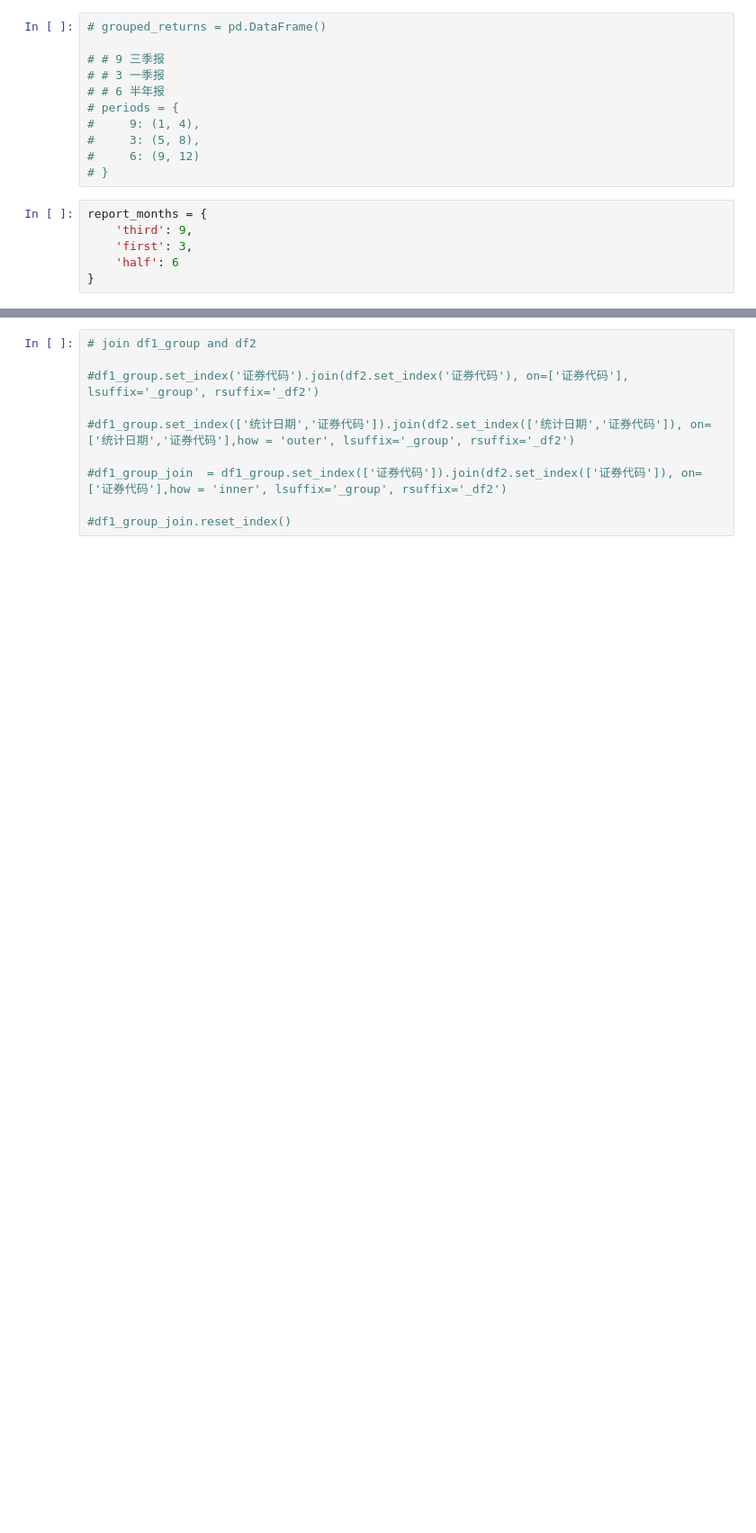
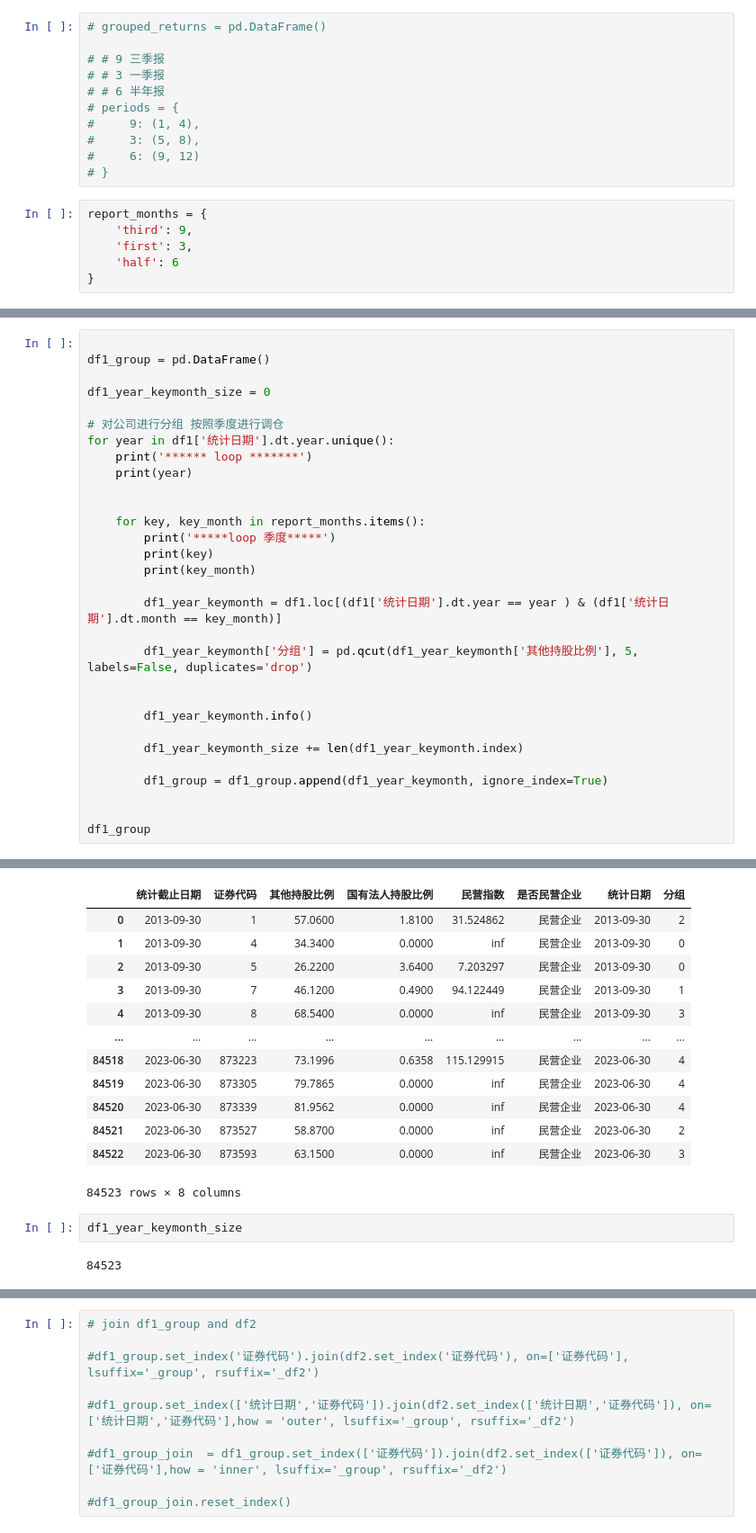
Before and after one commit to Prussia/playJupyter, a Jupyter notebook: testproj/计算加权回报率.ipynb, the cells around one changed output, grey strips where cells are left out. Shown at 90% size. Drawn from its saved outputs; the diff is of its cells as text; blank space fills up the shorter version.

```diff
--- a/testproj/计算加权回报率.ipynb
+++ b/testproj/计算加权回报率.ipynb
@@ -92,0 +167,31 @@ df1
+# %%
+
+df1_group = pd.DataFrame()
+
+df1_year_keymonth_size = 0
+
+# 对公司进行分组 按照季度进行调仓
+for year in df1['统计日期'].dt.year.unique():
+    print('****** loop *******')
+    print(year)
+
+
+    for key, key_month in report_months.items():
+        print('*****loop 季度*****')
+        print(key)
+        print(key_month)
+
+        df1_year_keymonth = df1.loc[(df1['统计日期'].dt.year == year ) & (df1['统计日期'].dt.month == key_month)]
+
+        df1_year_keymonth['分组'] = pd.qcut(df1_year_keymonth['其他持股比例'], 5, labels=False, duplicates='drop')
+
+
+        df1_year_keymonth.info()
+
+        df1_year_keymonth_size += len(df1_year_keymonth.index)
+
+        df1_group = df1_group.append(df1_year_keymonth, ignore_index=True)
+
+
+df1_group
+# %% [output]
@@ -92,0 +351,17 @@ df1
+|  | 统计截止日期 | 证券代码 | 其他持股比例 | 国有法人持股比例 | 民营指数 | 是否民营企业 | 统计日期 | 分组 |
+| 0 | 2013-09-30 | 1 | 57.0600 | 1.8100 | 31.524862 | 民营企业 | 2013-09-30 | 2 |
+| 1 | 2013-09-30 | 4 | 34.3400 | 0.0000 | inf | 民营企业 | 2013-09-30 | 0 |
+| 2 | 2013-09-30 | 5 | 26.2200 | 3.6400 | 7.203297 | 民营企业 | 2013-09-30 | 0 |
+| 3 | 2013-09-30 | 7 | 46.1200 | 0.4900 | 94.122449 | 民营企业 | 2013-09-30 | 1 |
+| 4 | 2013-09-30 | 8 | 68.5400 | 0.0000 | inf | 民营企业 | 2013-09-30 | 3 |
+| ... | ... | ... | ... | ... | ... | ... | ... | ... |
+| 84518 | 2023-06-30 | 873223 | 73.1996 | 0.6358 | 115.129915 | 民营企业 | 2023-06-30 | 4 |
+| 84519 | 2023-06-30 | 873305 | 79.7865 | 0.0000 | inf | 民营企业 | 2023-06-30 | 4 |
+| 84520 | 2023-06-30 | 873339 | 81.9562 | 0.0000 | inf | 民营企业 | 2023-06-30 | 4 |
+| 84521 | 2023-06-30 | 873527 | 58.8700 | 0.0000 | inf | 民营企业 | 2023-06-30 | 2 |
+| 84522 | 2023-06-30 | 873593 | 63.1500 | 0.0000 | inf | 民营企业 | 2023-06-30 | 3 |
+84523 rows × 8 columns
+# %%
+df1_year_keymonth_size
+# %% [output]
+84523
```
Also changed, not shown: parts of 23 cells of this notebook.
